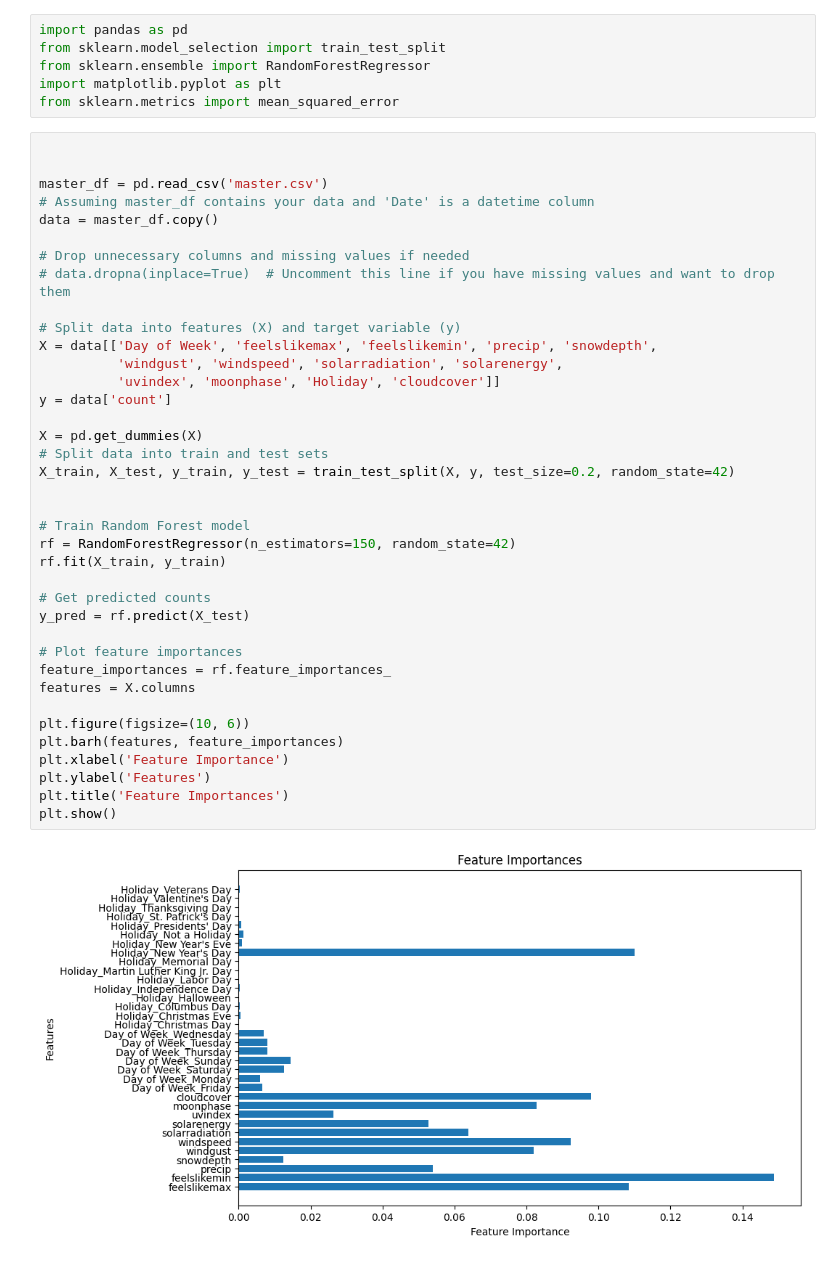
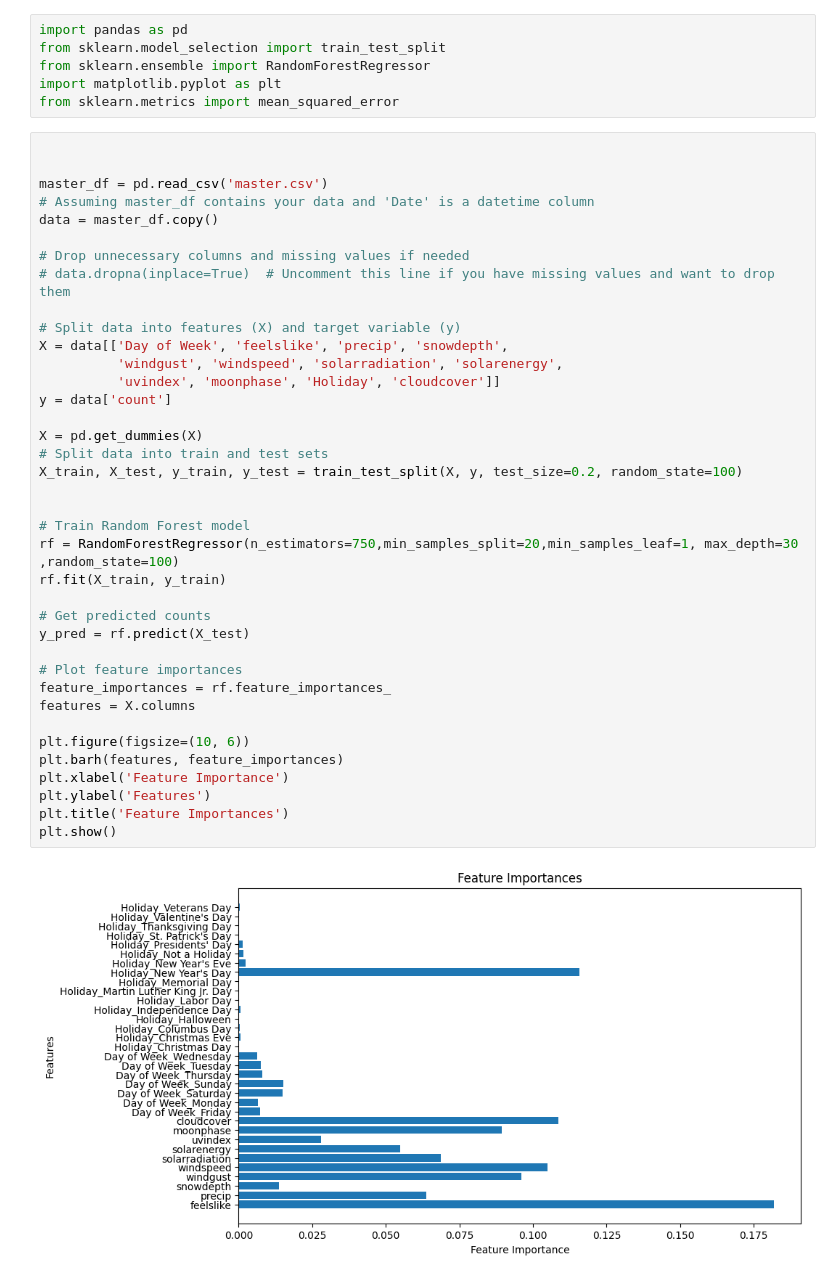
Before and after one commit to joshc2/CrimeCompetition, a Jupyter notebook: kylie_model.ipynb, the cells around one changed output. Saved outputs shown, nothing was run; the diff lists cells and outputs as text.

```diff
--- a/kylie_model.ipynb
+++ b/kylie_model.ipynb
@@ -13,37 +13,37 @@ data = master_df.copy()
 
 # Drop unnecessary columns and missing values if needed
 # data.dropna(inplace=True)  # Uncomment this line if you have missing values and want to drop them
 
 # Split data into features (X) and target variable (y)
-X = data[['Day of Week', 'feelslikemax', 'feelslikemin', 'precip', 'snowdepth',
+X = data[['Day of Week', 'feelslike', 'precip', 'snowdepth',
           'windgust', 'windspeed', 'solarradiation', 'solarenergy',
           'uvindex', 'moonphase', 'Holiday', 'cloudcover']]
 y = data['count']
 
 X = pd.get_dummies(X)
 # Split data into train and test sets
-X_train, X_test, y_train, y_test = train_test_split(X, y, test_size=0.2, random_state=42)
+X_train, X_test, y_train, y_test = train_test_split(X, y, test_size=0.2, random_state=100)
 
 
 # Train Random Forest model
-rf = RandomForestRegressor(n_estimators=150, random_state=42)
+rf = RandomForestRegressor(n_estimators=750,min_samples_split=20,min_samples_leaf=1, max_depth=30 ,random_state=100)
 rf.fit(X_train, y_train)
 
 # Get predicted counts
 y_pred = rf.predict(X_test)
 
 # Plot feature importances
 feature_importances = rf.feature_importances_
 features = X.columns
 
 plt.figure(figsize=(10, 6))
 plt.barh(features, feature_importances)
 plt.xlabel('Feature Importance')
 plt.ylabel('Features')
 plt.title('Feature Importances')
 plt.show()
 # %% [output]
-[figure, old version]
+[figure, new version]
 # %%
 from sklearn.model_selection import GridSearchCV, RandomizedSearchCV
 from sklearn.ensemble import RandomForestRegressor
```
Also changed, not shown: parts of 6 cells of this notebook.
